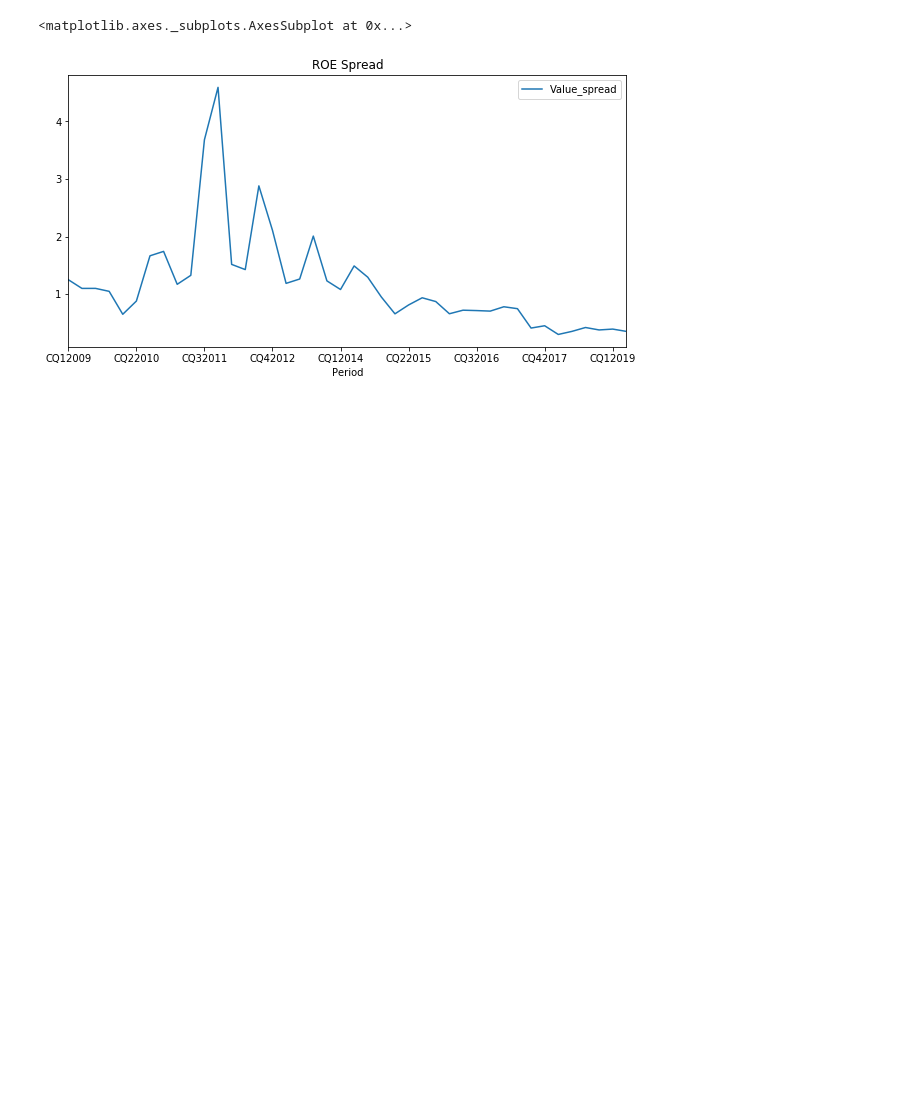
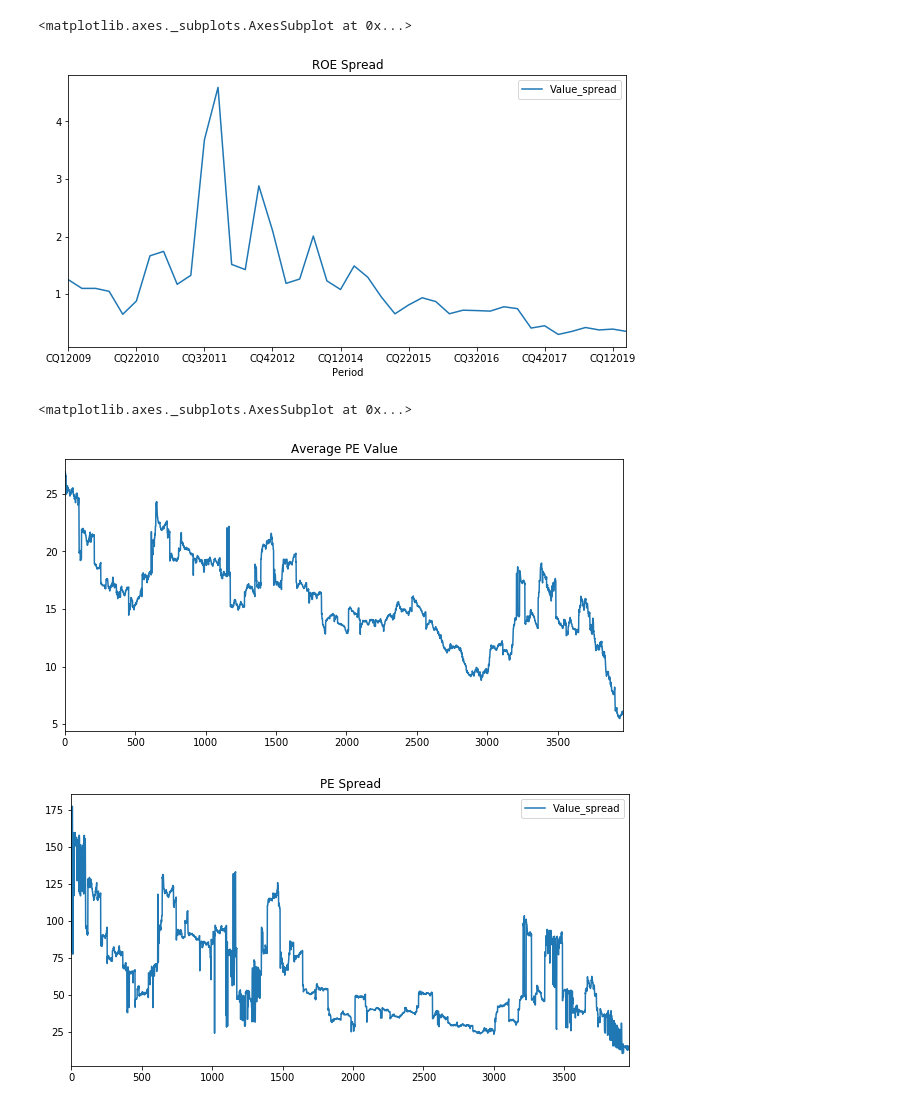
Before and after one commit to LtheKid/trading, a Jupyter notebook: Value of value.ipynb, the cells around one changed output. Drawn from its saved outputs; the diff is of its cells as text; code cells hidden in the pictures; blank space fills up the shorter version.

Commit message:
added PE ratio

```diff
--- a/Value of value.ipynb
+++ b/Value of value.ipynb
@@ -101,3 +101,42 @@ odf[0:-2].plot(figsize = (10,5), title='ROE Spread')
 # %% [output]
 <matplotlib.axes._subplots.AxesSubplot at 0x...>
 [figure]
+# %%
+import pandas as pd
+import numpy as np
+
+df = pd.read_excel('PE_ratios.xlsx', sheet_name = 'PE', header = 2)
+col_list = list(df.columns)
+col_list[0] = 'Date'
+col_list
+df.columns = col_list
+df.head()
+
+colnames = list(df.columns[1:])
+df[colnames] = df[colnames].apply(pd.to_numeric, errors='coerce')
+df.dtypes
+
+def top_and_bottom(arr, n=5):
+    arr = np.sort(arr)[::-1]
+    arr = np.array(arr, dtype = np.float64)
+    arr = arr[~np.isnan(arr)]
+    top5 = arr[:n]
+    bot5 = arr[-n:]
+    return top5.mean()-bot5.mean()
+
+
+#loop through all rows and calculate the value spread
+a = []
+for i in range(df.shape[0]):
+    a.append(top_and_bottom(df.iloc[i,1:].values))
+odf = pd.DataFrame(a, columns = ['Value_spread'], index = df.index)
+
+import matplotlib.pyplot as plt
+plt.figure(figsize=(10,5))
+df.mean(axis = 1).plot(title='Average PE Value')
+
+odf[0:-2].plot(figsize = (10,5), title='PE Spread')
+# %% [output]
+<matplotlib.axes._subplots.AxesSubplot at 0x...>
+[figure, added]
+[figure, added]
```
Also changed, not shown: parts of 1 cell of this notebook, 1 other file.
